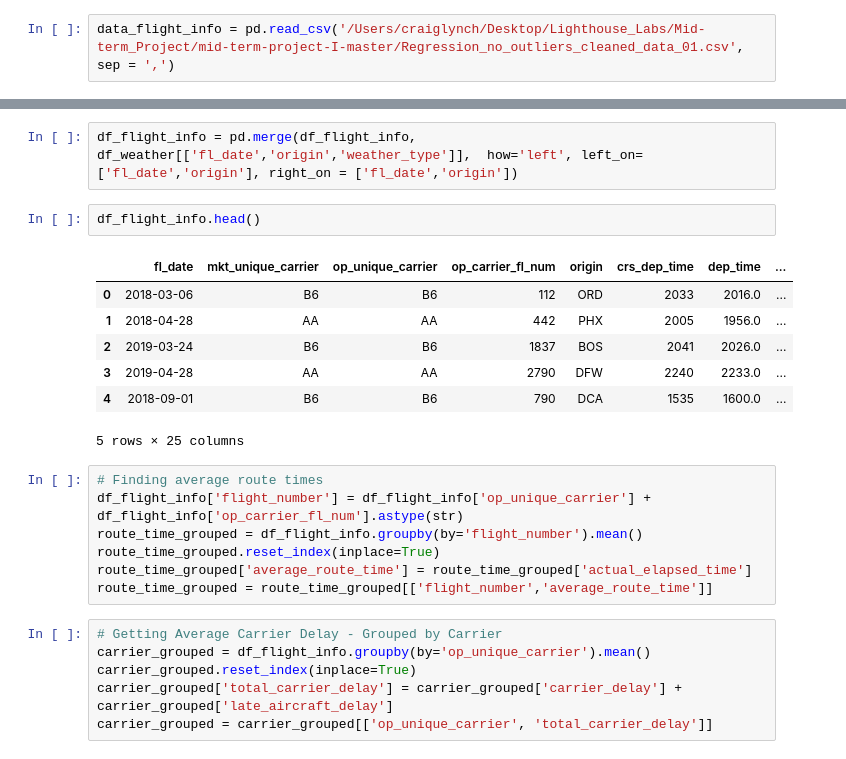
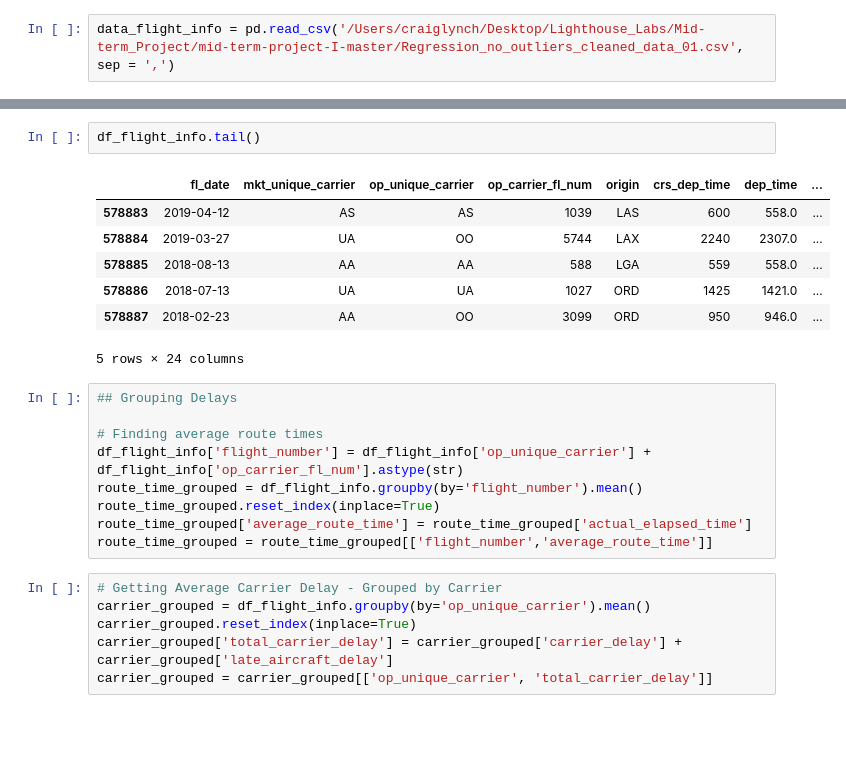
Before and after one commit to sambady3/Predicting-Flight-Delays, a Jupyter notebook: Model_Iterations/Craig - Model_Iterations_02.ipynb, the cells around one changed output, grey strips where cells are left out. Cells and saved outputs as stored; diff of their text form; blank space fills up the shorter version.

```diff
--- a/Model_Iterations/Craig - Model_Iterations_02.ipynb
+++ b/Model_Iterations/Craig - Model_Iterations_02.ipynb
@@ -78,16 +31,16 @@ df_weather
-# %%
-df_flight_info = pd.merge(df_flight_info, df_weather[['fl_date','origin','weather_type']],  how='left', left_on=['fl_date','origin'], right_on = ['fl_date','origin'])
 # %%
-df_flight_info.head()
+df_flight_info.tail()
 # %% [output]
 |  | fl_date | mkt_unique_carrier | op_unique_carrier | op_carrier_fl_num | origin | crs_dep_time | dep_time | ... |
-| 0 | 2018-03-06 | B6 | B6 | 112 | ORD | 2033 | 2016.0 | ... |
-| 1 | 2018-04-28 | AA | AA | 442 | PHX | 2005 | 1956.0 | ... |
-| 2 | 2019-03-24 | B6 | B6 | 1837 | BOS | 2041 | 2026.0 | ... |
-| 3 | 2019-04-28 | AA | AA | 2790 | DFW | 2240 | 2233.0 | ... |
-| 4 | 2018-09-01 | B6 | B6 | 790 | DCA | 1535 | 1600.0 | ... |
+| 578883 | 2019-04-12 | AS | AS | 1039 | LAS | 600 | 558.0 | ... |
+| 578884 | 2019-03-27 | UA | OO | 5744 | LAX | 2240 | 2307.0 | ... |
+| 578885 | 2018-08-13 | AA | AA | 588 | LGA | 559 | 558.0 | ... |
+| 578886 | 2018-07-13 | UA | UA | 1027 | ORD | 1425 | 1421.0 | ... |
+| 578887 | 2018-02-23 | AA | OO | 3099 | ORD | 950 | 946.0 | ... |
-5 rows × 25 columns
+5 rows × 24 columns
 # %%
+## Grouping Delays
+
 # Finding average route times
 df_flight_info['flight_number'] = df_flight_info['op_unique_carrier'] + df_flight_info['op_carrier_fl_num'].astype(str)
 route_time_grouped = df_flight_info.groupby(by='flight_number').mean()
```
Also changed, not shown: parts of 32 cells of this notebook, 6 other files.
